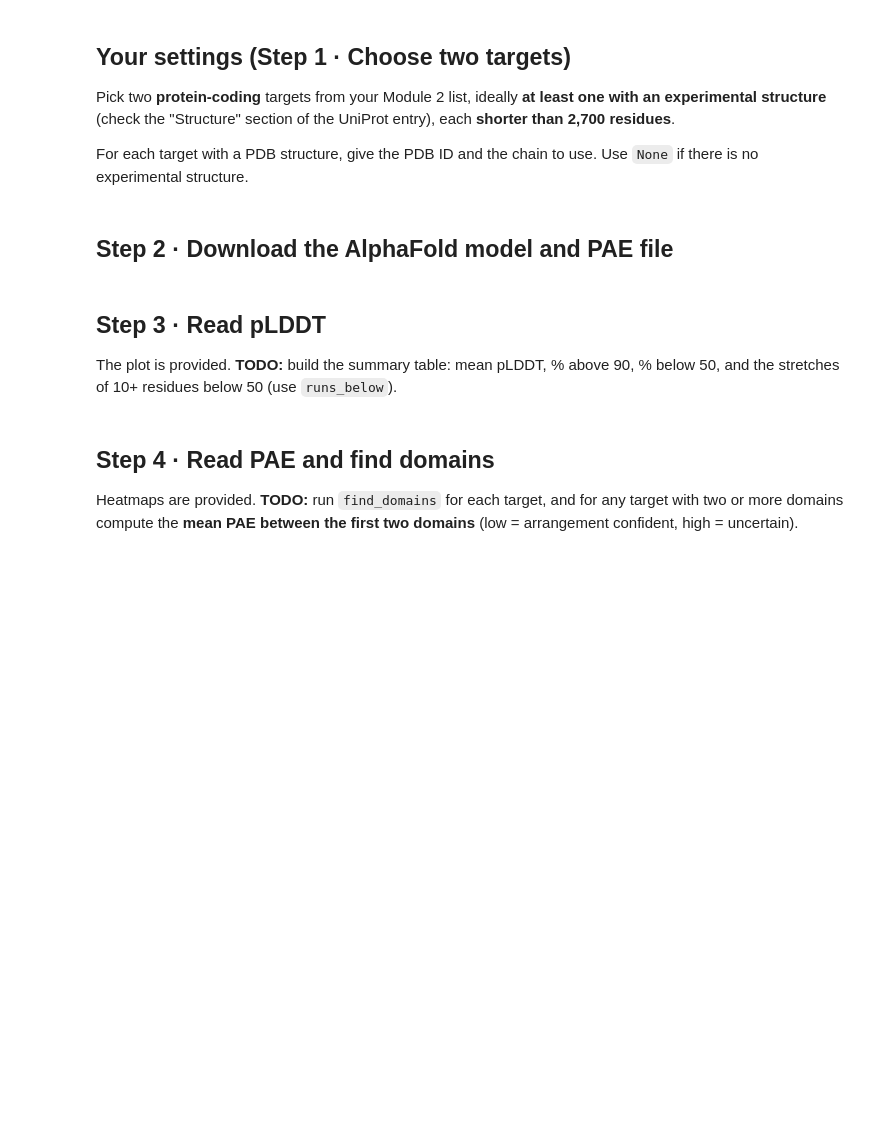
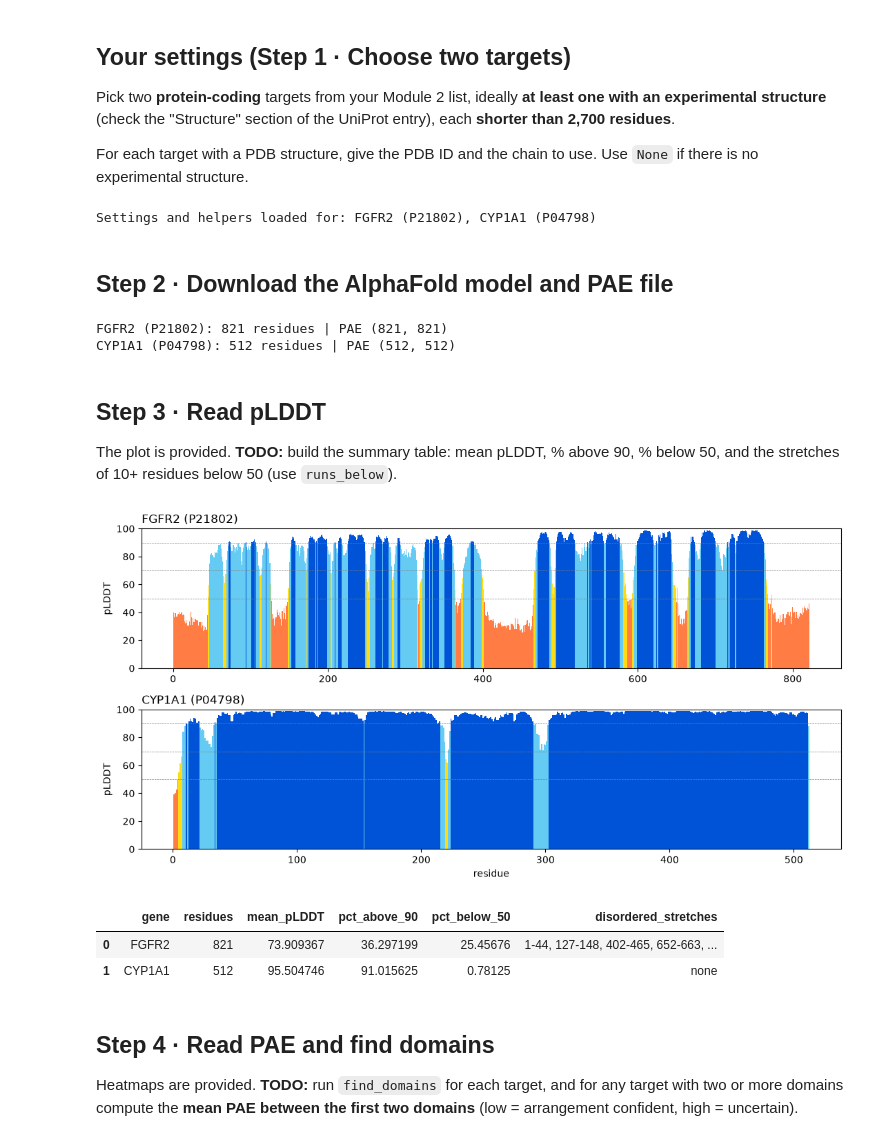
Before and after one commit to bhuvaneshkarthiknilavalagan/biot6900, a Jupyter notebook: BIOT6900_Module4_Assignment.ipynb, the cells around one changed output. Saved outputs shown, nothing was run; the diff lists cells and outputs as text; code cells hidden in the pictures; blank space fills up the shorter version.

Commit message:
Add notebook outputs

```diff
--- a/BIOT6900_Module4_Assignment.ipynb
+++ b/BIOT6900_Module4_Assignment.ipynb
@@ -15,19 +15,19 @@ Pick two **protein-coding** targets from your Module 2 list, ideally **at least
 
 For each target with a PDB structure, give the PDB ID and the chain to use. Use `None` if there is no experimental structure.
 # %%
-DISEASE = "ad"            # TODO: short name for your disease, used in the output file name
+DISEASE = "luad"
 
-TARGETS = {               # TODO: gene symbol -> UniProt accession
-    "GENE1": "P00000",
-    "GENE2": "P00000",
+TARGETS = {
+    "FGFR2": "P21802",
+    "CYP1A1": "P04798",
 }
-TARGET_INFO = {           # TODO: Module 2 rank and one sentence on why you chose each target
-    "GENE1": {"module2_rank": 1, "why": "..."},
-    "GENE2": {"module2_rank": 2, "why": "..."},
+TARGET_INFO = {
+    "FGFR2": {"module2_rank": 1, "why": "Top-ranked target across Module 2 and 3"},
+    "CYP1A1": {"module2_rank": 8, "why": "Strong small-molecule tractability signal, mechanistic lung cancer link"},
 }
-PDB = {                   # TODO: gene -> (PDB ID, chain), or None if no experimental structure
-    "GENE1": ("XXXX", "A"),
-    "GENE2": None,
+PDB = {
+    "FGFR2": ("3RI1", "A"),
+    "CYP1A1": ("4I8V", "A"),
 }
 # %%
 import json, shutil, subprocess, urllib.request
@@ -173,6 +173,8 @@ def run_fpocket(pdb_path):
         p["lining_residues"] = sorted(read_pdb(out_dir / "pockets" / f"pocket{p['pocket']}_atm.pdb").resnum.unique().tolist())
     return pd.DataFrame(pockets)
 print("Settings and helpers loaded for:", ", ".join(f"{g} ({a})" for g, a in TARGETS.items()))
+# %% [output]
+Settings and helpers loaded for: FGFR2 (P21802), CYP1A1 (P04798)
 # %% [markdown]
 ## Step 2 · Download the AlphaFold model and PAE file
 # %%
@@ -183,6 +185,9 @@ for gene, acc in TARGETS.items():
     ca[gene] = ca_table(atoms[gene])
     pae[gene] = load_pae(files[gene][1])
     print(f"{gene} ({acc}): {len(ca[gene])} residues | PAE {pae[gene].shape}")
+# %% [output]
+FGFR2 (P21802): 821 residues | PAE (821, 821)
+CYP1A1 (P04798): 512 residues | PAE (512, 512)
 # %% [markdown]
 ## Step 3 · Read pLDDT
 
@@ -190,16 +195,28 @@ The plot is provided. **TODO:** build the summary table: mean pLDDT, % above 90,
 # %%
 fig, axes = plt.subplots(len(TARGETS), 1, figsize=(11, 2.8 * len(TARGETS)), squeeze=False)
 for ax, gene in zip(axes[:, 0], TARGETS):
     c = ca[gene]
     ax.bar(c.resnum, c.b, color=c.b.apply(band).map(BAND_COLOUR), width=1.0)
     for y in (50, 70, 90): ax.axhline(y, color="grey", lw=0.5, ls="--")
     ax.set_ylim(0, 100); ax.set_ylabel("pLDDT"); ax.set_title(f"{gene} ({TARGETS[gene]})", loc="left")
 axes[-1, 0].set_xlabel("residue"); plt.tight_layout(); plt.show()
 
 # TODO: one row per target with columns gene, residues, mean_pLDDT, pct_above_90, pct_below_50, disordered_stretches
-plddt_summary = ...
+plddt_summary = pd.DataFrame([{
+    "gene": g,
+    "residues": len(ca[g]),
+    "mean_pLDDT": ca[g].b.mean(),
+    "pct_above_90": (ca[g].b > 90).mean() * 100,
+    "pct_below_50": (ca[g].b < 50).mean() * 100,
+    "disordered_stretches": runs_below(ca[g].b.values, ca[g].resnum.values)
+} for g in TARGETS])
 require(plddt_summary=plddt_summary)
 plddt_summary
+# %% [output]
+[figure, added]
+|  | gene | residues | mean_pLDDT | pct_above_90 | pct_below_50 | disordered_stretches |
+| 0 | FGFR2 | 821 | 73.909367 | 36.297199 | 25.45676 | 1-44, 127-148, 402-465, 652-663, ... |
+| 1 | CYP1A1 | 512 | 95.504746 | 91.015625 | 0.78125 | none |
 # %% [markdown]
 ## Step 4 · Read PAE and find domains
 
```
Also changed, not shown: parts of 9 cells of this notebook.
